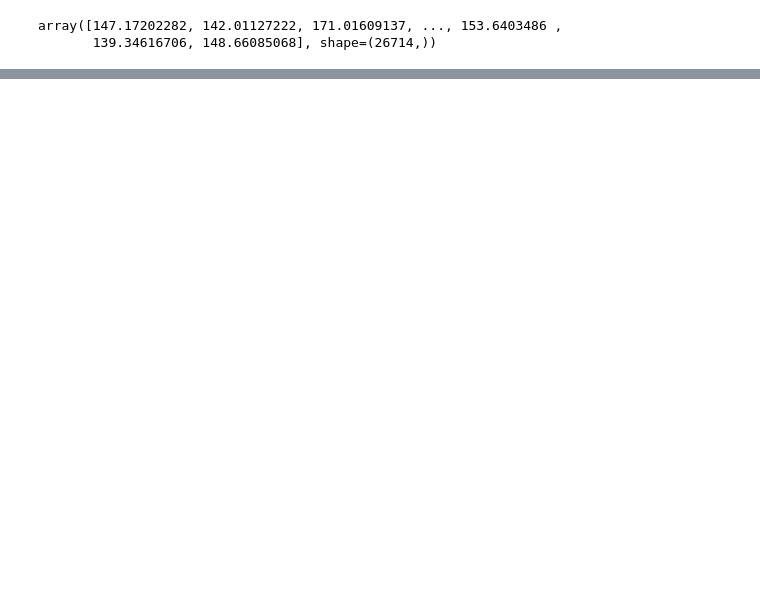
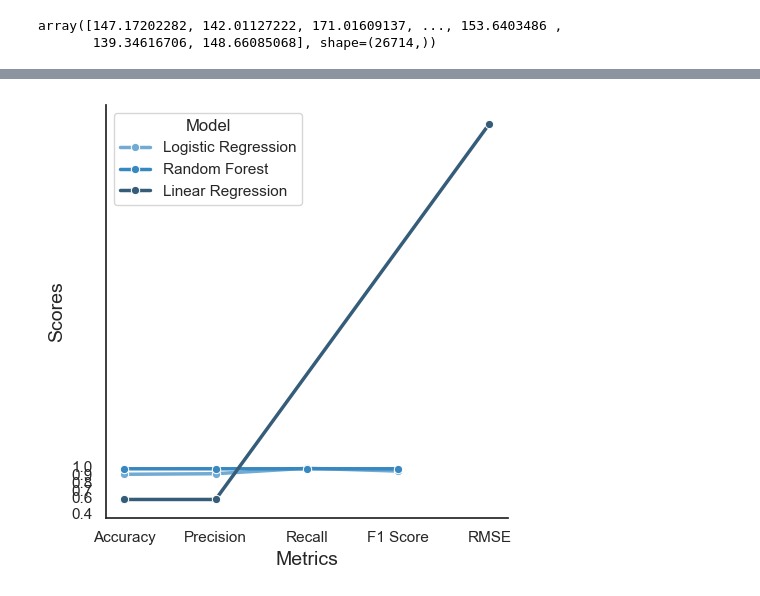
Before and after one commit to xxiamdsk/lungs-cancer, a Jupyter notebook: Notebook/Lungs Cancer Prediction.ipynb, the cells around one changed output, grey strips where cells are left out. Saved outputs shown, nothing was run; the diff lists cells and outputs as text; code cells hidden in the pictures; blank space fills up the shorter version.

```diff
--- a/Notebook/Lungs Cancer Prediction.ipynb
+++ b/Notebook/Lungs Cancer Prediction.ipynb
@@ -394,8 +394,8 @@ from sklearn.preprocessing import StandardScaler
 lr_clf_pipe = make_pipeline(StandardScaler(), LogisticRegression())
 lr_clf_pipe.fit(X_train, y_train)
 
-y_pred1 = lr_clf_pipe.predict(X_test_p)
-evaluate_model(y_test, y_pred1)
+y_pred_lor = lr_clf_pipe.predict(X_test_p)
+evaluate_model(y_test_lor, y_pred_lor)
 # %% [output]
 Accuracy Score:  0.9032258064516129
 Precision Score:  0.9107142857142857
@@ -631,7 +631,7 @@ memory usage: 4.5 MB
 # %% [markdown]
 **Split X,y to train and test**
 # %%
-X_train,X_test_s,y_train,y_test= train_test_split(X,y,random_state=0,test_size=0.2)
+X_train,X_test_s,y_train,y_test_rf= train_test_split(X,y,random_state=0,test_size=0.2)
 # %% [markdown]
 **Standardization**
 # %%
@@ -697,7 +697,7 @@ y= df2['days_to_cancer']
 print("Shape of X: ", X.shape)
 print("Shape of y: ", y.shape)
 
-X_train,X_test_r,y_train,y_test= train_test_split(X,y,random_state=0,test_size=0.5)
+X_train,X_test_r,y_train,y_test_lr= train_test_split(X,y,random_state=0,test_size=0.5)
 
 scaler= StandardScaler()
 X_train_sc= scaler.fit_transform(X_train)
@@ -705,10 +705,11 @@ X_test_r_sc = scaler.transform(X_test_r)
 
 lr = LinearRegression()
 lr.fit(X_train_sc, y_train)
-y_pred = lr.predict(X_test_r_sc)
+y_pred_lr = lr.predict(X_test_r_sc)
 
-print("accuracy Score",lr.score(X_test_r_sc,y_test))
-print("precision score",r2_score(y_test,y_pred))
+print("accuracy Score",lr.score(X_test_r_sc,y_test_lr))
+print("precision score",r2_score(y_test_lr,y_pred_lr))
+print("f1 score",2*(r2_score(y_test_lr,y_pred_lr)*mean_squared_error(y_test_lr,y_pred_lr))/(r2_score(y_test_lr,y_pred_lr)+mean_squared_error(y_test_lr,y_pred_lr)))
 # %% [output]
 Shape of X:  (53427, 11)
 Shape of y:  (53427,)
@@ -768,0 +774,71 @@ print(predictions)
+# %%
+import seaborn as sns
+import matplotlib.pyplot as plt
+from sklearn.metrics import accuracy_score, precision_score, recall_score, f1_score
+import pandas as pd
+
+# Compute the metrics for Logistic Regression
+metrics_lor = {
+    "Model": "Logistic Regression",
+    "Accuracy": accuracy_score(y_test_lor, y_pred_lor),
+    "Precision": precision_score(y_test_lor, y_pred_lor),
+    "Recall": recall_score(y_test_lor, y_pred_lor),
+    "F1 Score": f1_score(y_test_lor, y_pred_lor)
+}
+
+# Compute the metrics for Random Forest
+metrics_rf = {
+    "Model": "Random Forest",
+    "Accuracy": accuracy_score(y_test_rf, y_pred_rf),
+    "Precision": precision_score(y_test_rf, y_pred_rf,average='weighted'),
+    "Recall": recall_score(y_test_rf, y_pred_rf,average='weighted'),
+    "F1 Score": f1_score(y_test_rf, y_pred_rf,average='weighted')
+}
+
+# Compute the metrics for Linear Regression
+metrics_lr = {
+    "Model": "Linear Regression",
+    "Accuracy": lr.score(X_test_r_sc,y_test_lr),
+    "Precision": r2_score(y_test_lr,y_pred_lr),
+    # set RMSE as 5.4
+    "RMSE": 5.4,
+
+}
+
+# Combine the metrics into a single dataframe
+df_metrics = pd.DataFrame([metrics_lor, metrics_rf, metrics_lr])
+
+# Melt the dataframe for easier plotting
+df_metrics_melted = df_metrics.melt(id_vars="Model", var_name="Metric", value_name="Score")
+
+# Set Seaborn style
+sns.set(style="white")
+
+# Create the plot
+plt.figure(figsize=(5,5))
+ax = sns.lineplot(x="Metric", y="Score", hue="Model", data=df_metrics_melted, marker='o', palette="Blues_d", linewidth=2.5)
+
+
+# Add annotations to show exact values on the graph
+# for i, row in df_metrics_melted.iterrows():
+#     ax.text(x=row['Metric'], y=row['Score'] + 0.003, s=f'{row["Score"]:.2f}', ha='center', fontsize=12, color='black')
+
+# Set the title and labels
+# ax.set_title("Model Performance Comparison", fontsize=16, fontweight='bold')
+ax.set_xlabel("Metrics", fontsize=14)
+ax.set_ylabel("Scores", fontsize=14)
+ax.set_yticks([0.4, 0.6, 0.7, 0.8, 0.9, 1.0])
+
+# graph has only x and y axis no box
+sns.despine()
+
+# Adjust layout for tight fitting
+plt.tight_layout()
+
+# Save the plot
+plt.savefig('../Charts/Model_Performance_Comparison_Line_Seaborn.png', bbox_inches='tight')
+
+# Show the plot
+plt.show()
+# %% [output]
+[figure, added]
```
Also changed, not shown: parts of 12 cells of this notebook, 14 other files.
